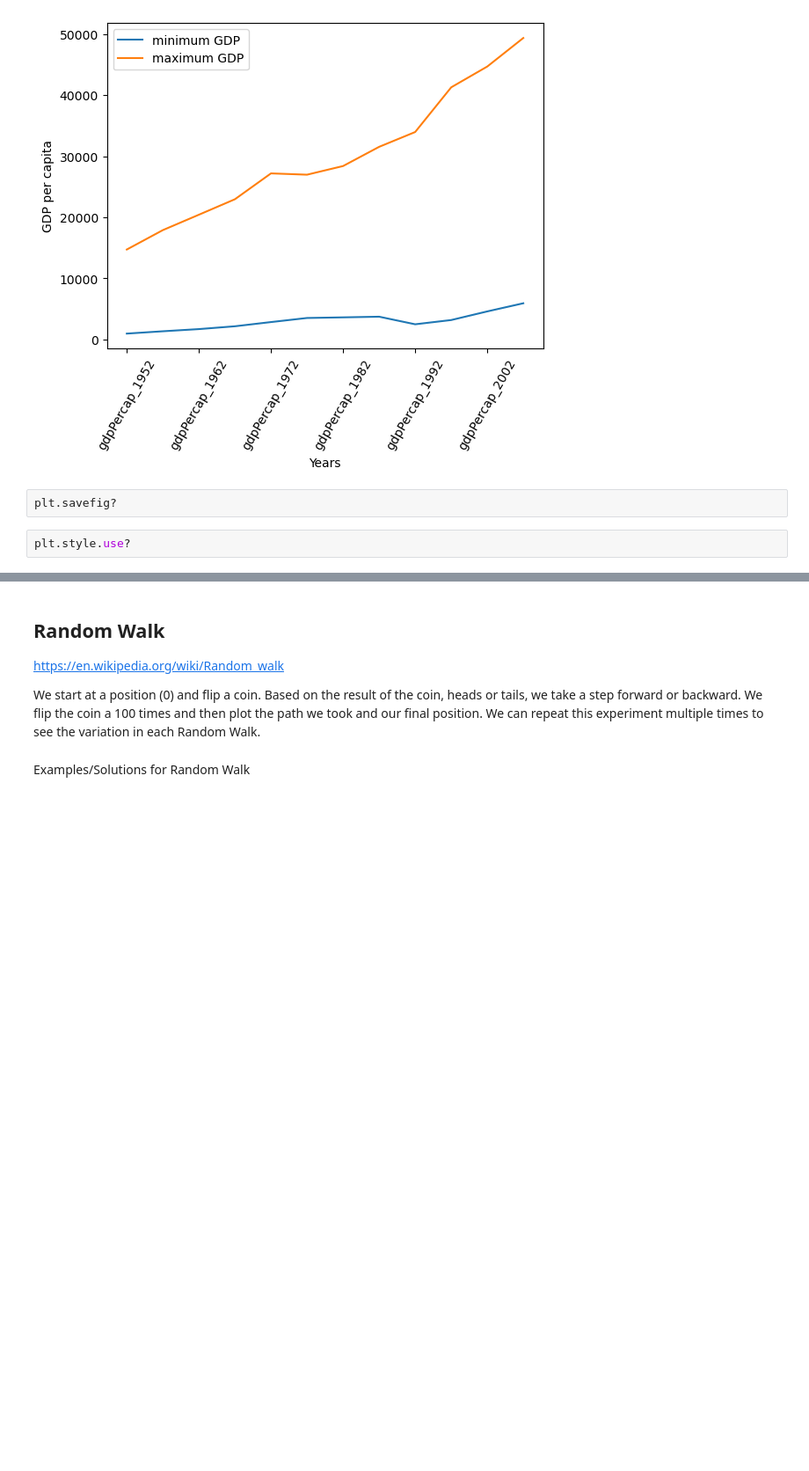
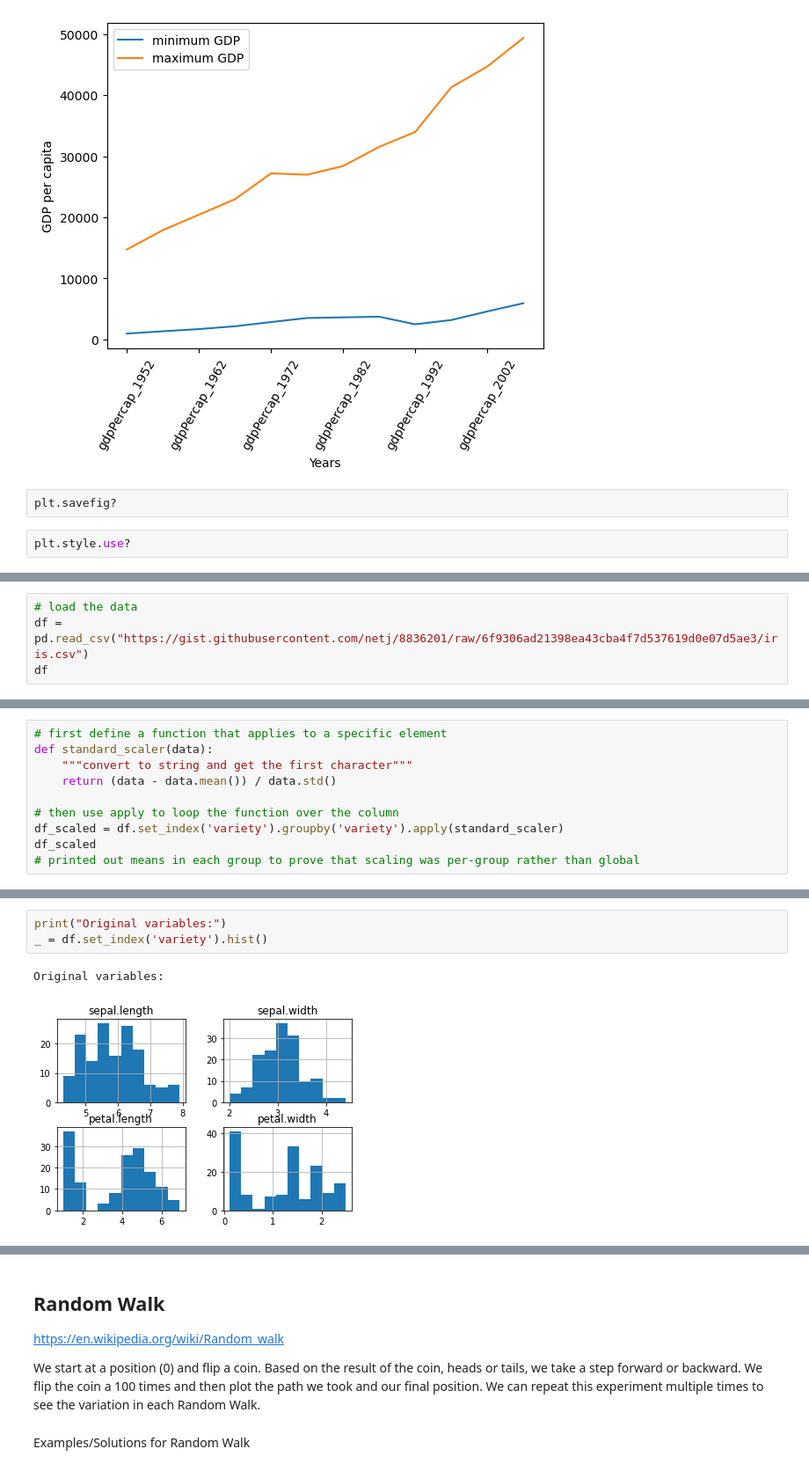
Before and after one commit to clemsonciti/rcde_workshops, a Jupyter notebook: python_programming/03-IntroToPython-III.ipynb, the cells around one changed output, grey strips where cells are left out. Shown at 88% size. Drawn from its saved outputs; the diff is of its cells as text; blank space fills up the shorter version.

Commit message:
added groupby into python 3

```diff
--- a/python_programming/03-IntroToPython-III.ipynb
+++ b/python_programming/03-IntroToPython-III.ipynb
@@ -506,0 +514,4 @@ plt.style.use?
+# %%
+# load the data
+df = pd.read_csv("https://gist.githubusercontent.com/netj/8836201/raw/6f9306ad21398ea43cba4f7d537619d0e07d5ae3/iris.csv")
+df
@@ -506,0 +632,10 @@ plt.style.use?
+# %%
+# first define a function that applies to a specific element
+def standard_scaler(data):
+    """convert to string and get the first character"""
+    return (data - data.mean()) / data.std()
+
+# then use apply to loop the function over the column
+df_scaled = df.set_index('variety').groupby('variety').apply(standard_scaler)
+df_scaled
+# printed out means in each group to prove that scaling was per-group rather than global
@@ -506,0 +657,6 @@ plt.style.use?
+# %%
+print("Original variables:")
+_ = df.set_index('variety').hist()
+# %% [output]
+Original variables:
+[figure, added]
```
Also changed, not shown: parts of 17 cells of this notebook.
